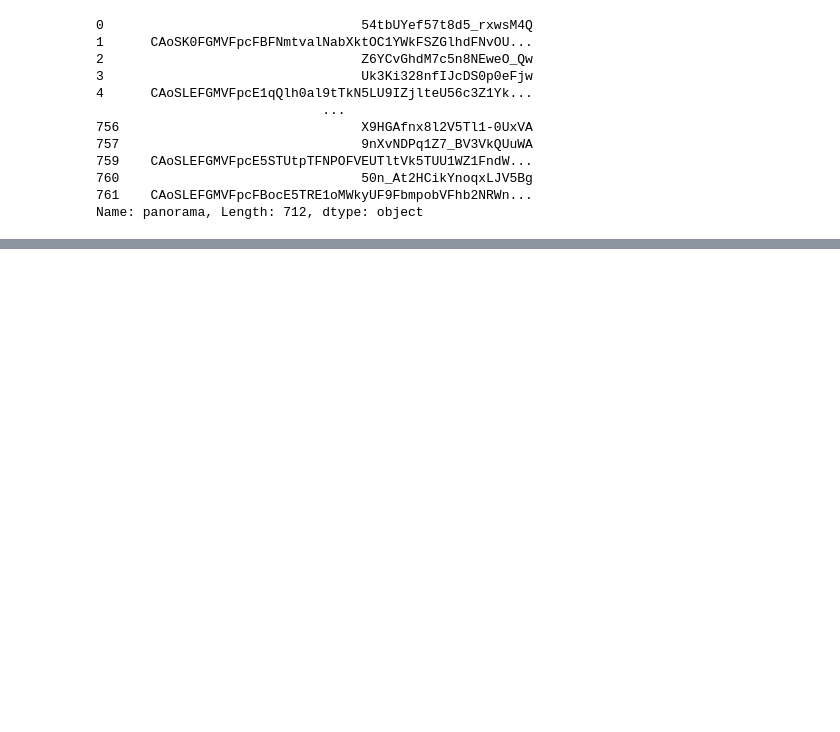
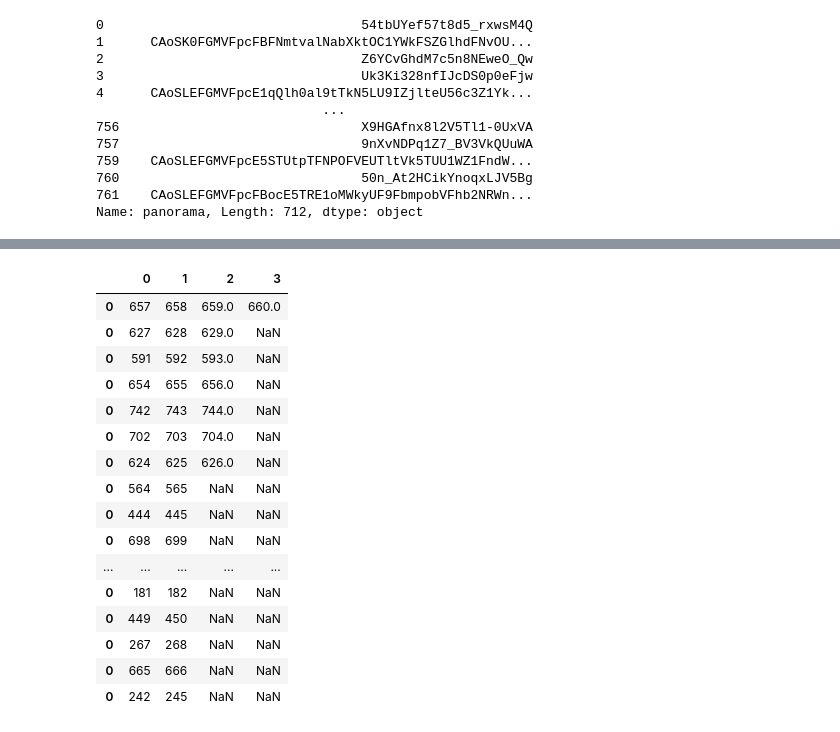
Before and after one commit to Ash-Stat/An-Si-Hyun, a Jupyter notebook: 대전연구.ipynb, the cells around one changed output, grey strips where cells are left out. Cells and saved outputs as stored; diff of their text form; code cells hidden in the pictures; blank space fills up the shorter version.

```diff
--- a/대전연구.ipynb
+++ b/대전연구.ipynb
@@ -279,3 +279,9 @@ location['panorama'].drop_duplicates() #확인 완료
 760                               50n_At2HCikYnoqxLJV5Bg
 761    CAoSLEFGMVFpcFBocE5TRE1oMWkyUF9FbmpobVFhb2NRWn...
 Name: panorama, Length: 712, dtype: object
+# %%
+#중복된값 발라내기
+dropthebeat=location['panorama'].value_counts()
+dropthebeat=pd.DataFrame([dropthebeat])
+dropthebeat=dropthebeat.T
+dropthebeat
@@ -281,0 +302,4 @@ Name: panorama, Length: 712, dtype: object
+# %%
+dropthebeat=dropthebeat[dropthebeat['panorama'] >=2]
+dropthebeat=dropthebeat.reset_index()
+dropthebeat
@@ -281,0 +324,7 @@ Name: panorama, Length: 712, dtype: object
+# %%
+empty=pd.DataFrame()
+for pizza in dropthebeat['index']:
+  print(pizza)
+  indra=location[location['panorama'] == pizza].index
+  indra=pd.DataFrame([indra])
+  empty=pd.concat([empty,indra],axis=0)
@@ -281,0 +349,20 @@ Name: panorama, Length: 712, dtype: object
+# %%
+empty # 첫열을 날려버리면 결측값으로 만들 index 확보
+# %% [output]
+|  | 0 | 1 | 2 | 3 |
+| 0 | 657 | 658 | 659.0 | 660.0 |
+| 0 | 627 | 628 | 629.0 | NaN |
+| 0 | 591 | 592 | 593.0 | NaN |
+| 0 | 654 | 655 | 656.0 | NaN |
+| 0 | 742 | 743 | 744.0 | NaN |
+| 0 | 702 | 703 | 704.0 | NaN |
+| 0 | 624 | 625 | 626.0 | NaN |
+| 0 | 564 | 565 | NaN | NaN |
+| 0 | 444 | 445 | NaN | NaN |
+| 0 | 698 | 699 | NaN | NaN |
+| ... | ... | ... | ... | ... |
+| 0 | 181 | 182 | NaN | NaN |
+| 0 | 449 | 450 | NaN | NaN |
+| 0 | 267 | 268 | NaN | NaN |
+| 0 | 665 | 666 | NaN | NaN |
+| 0 | 242 | 245 | NaN | NaN |
```
Also changed, not shown: parts of 10 cells of this notebook.
